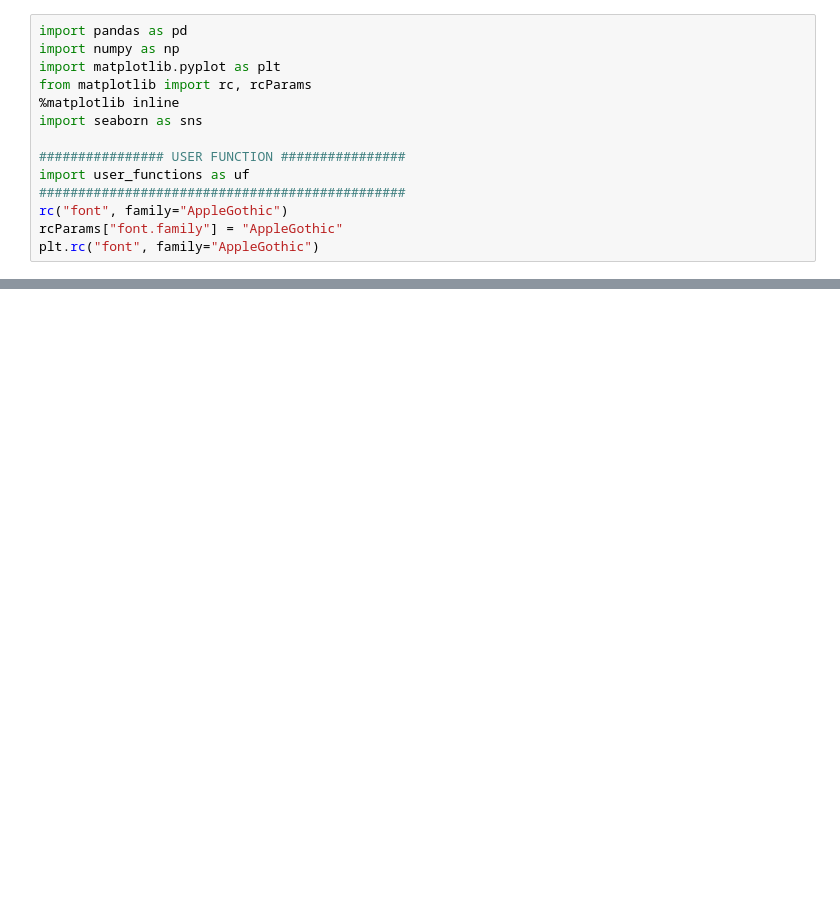
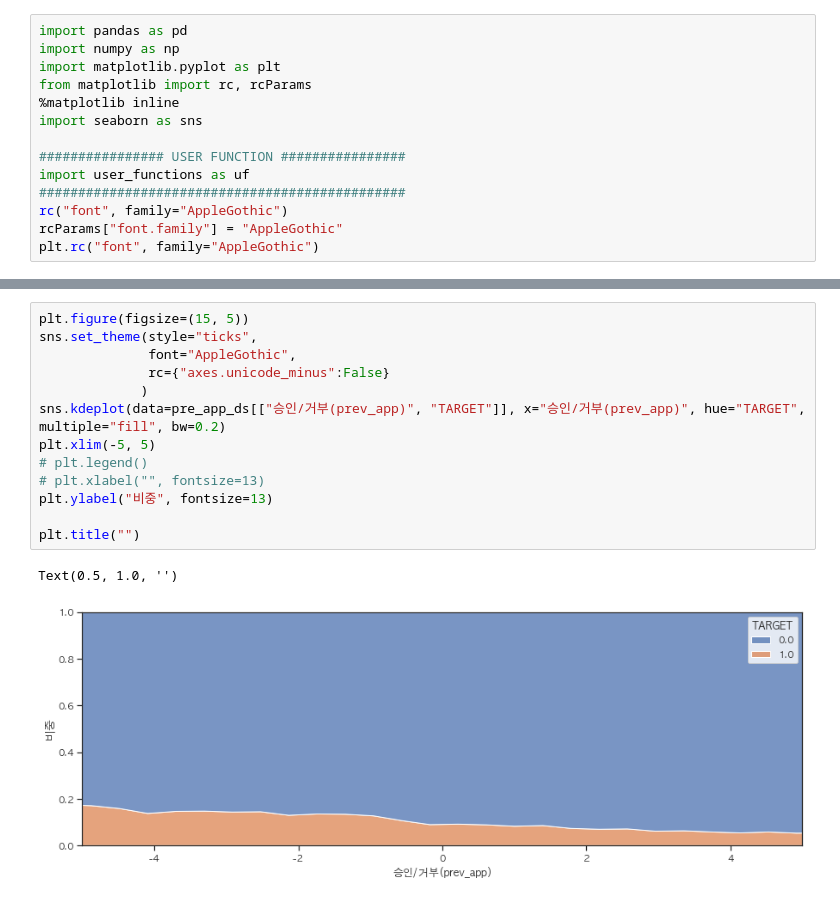
Before and after one commit to kkiyou/default-risk, a Jupyter notebook: sungjune/visualization.ipynb, the cells around one changed output, grey strips where cells are left out. Drawn from its saved outputs; the diff is of its cells as text; blank space fills up the shorter version.

```diff
--- a/sungjune/visualization.ipynb
+++ b/sungjune/visualization.ipynb
@@ -80,0 +204,16 @@ array([[<AxesSubplot:title={'center':'연체기간(pos_cash)'}>,
+# %%
+plt.figure(figsize=(15, 5))
+sns.set_theme(style="ticks",
+              font="AppleGothic",
+              rc={"axes.unicode_minus":False}
+             )
+sns.kdeplot(data=pre_app_ds[["승인/거부(prev_app)", "TARGET"]], x="승인/거부(prev_app)", hue="TARGET", multiple="fill", bw=0.2)
+plt.xlim(-5, 5)
+# plt.legend()
+# plt.xlabel("", fontsize=13)
+plt.ylabel("비중", fontsize=13)
+
+plt.title("")
+# %% [output]
+Text(0.5, 1.0, '')
+[figure, added]
```
Also changed, not shown: parts of 15 cells of this notebook, 5 other files.
